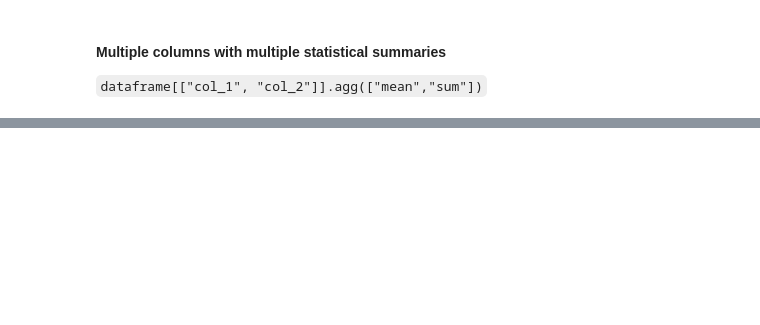
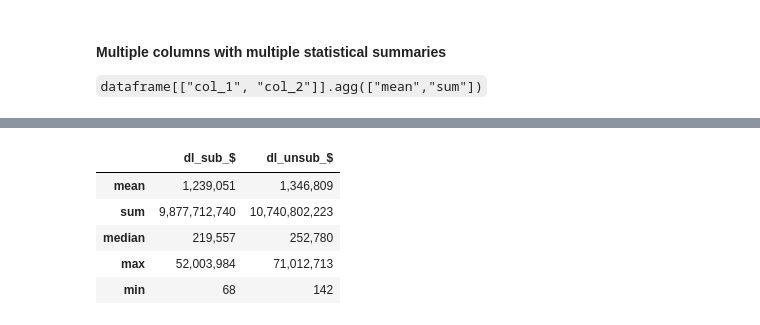
Before and after one commit to sashalcohen/CLASS-NOTES, a Jupyter notebook: wk07A-aggregation-SASHA.ipynb, the cells around one changed output, grey strips where cells are left out. Cells and saved outputs as stored; diff of their text form; code cells hidden in the pictures; blank space fills up the shorter version.

```diff
--- a/wk07A-aggregation-SASHA.ipynb
+++ b/wk07A-aggregation-SASHA.ipynb
@@ -173,2 +280,12 @@
+# %%
+target_cols = ["dl_sub_$", "dl_unsub_$"]
+df[target_cols].agg(target_stats)
+# %% [output]
+|  | dl_sub_$ | dl_unsub_$ |
+| mean | 1,239,051 | 1,346,809 |
+| sum | 9,877,712,740 | 10,740,802,223 |
+| median | 219,557 | 252,780 |
+| max | 52,003,984 | 71,012,713 |
+| min | 68 | 142 |
 # %%
 ## double square brackets does the same thing
```
Also changed, not shown: parts of 19 cells of this notebook.
